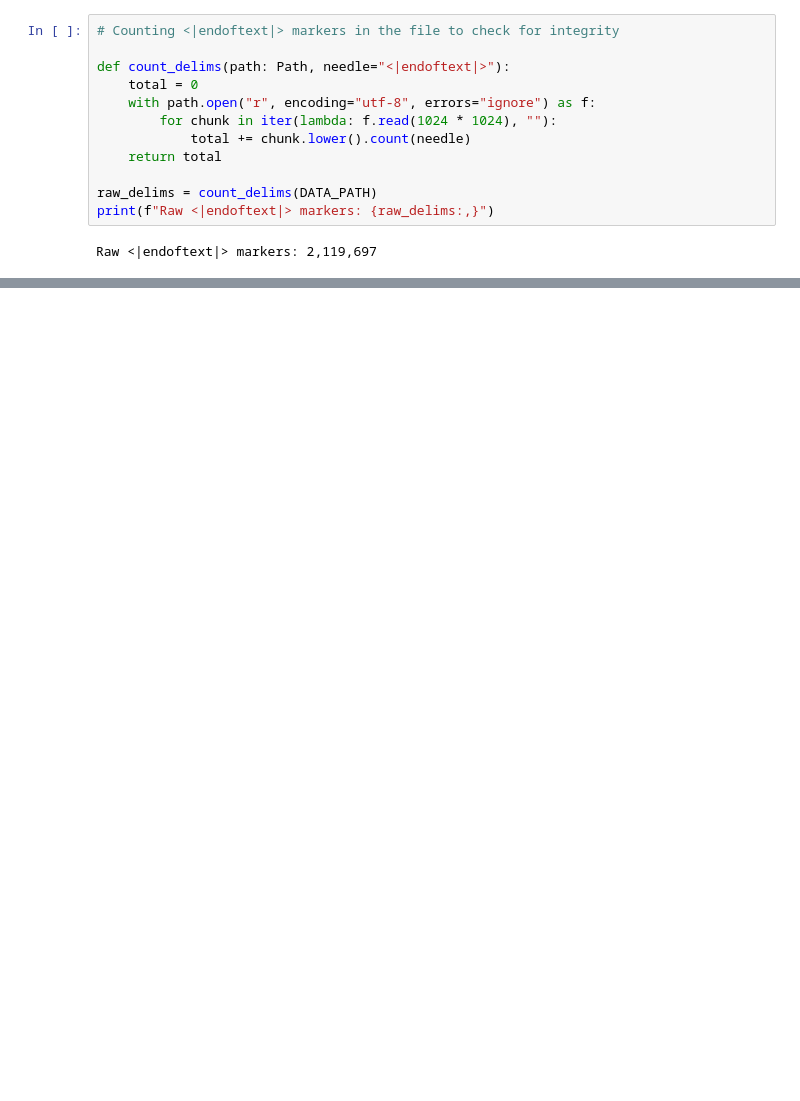
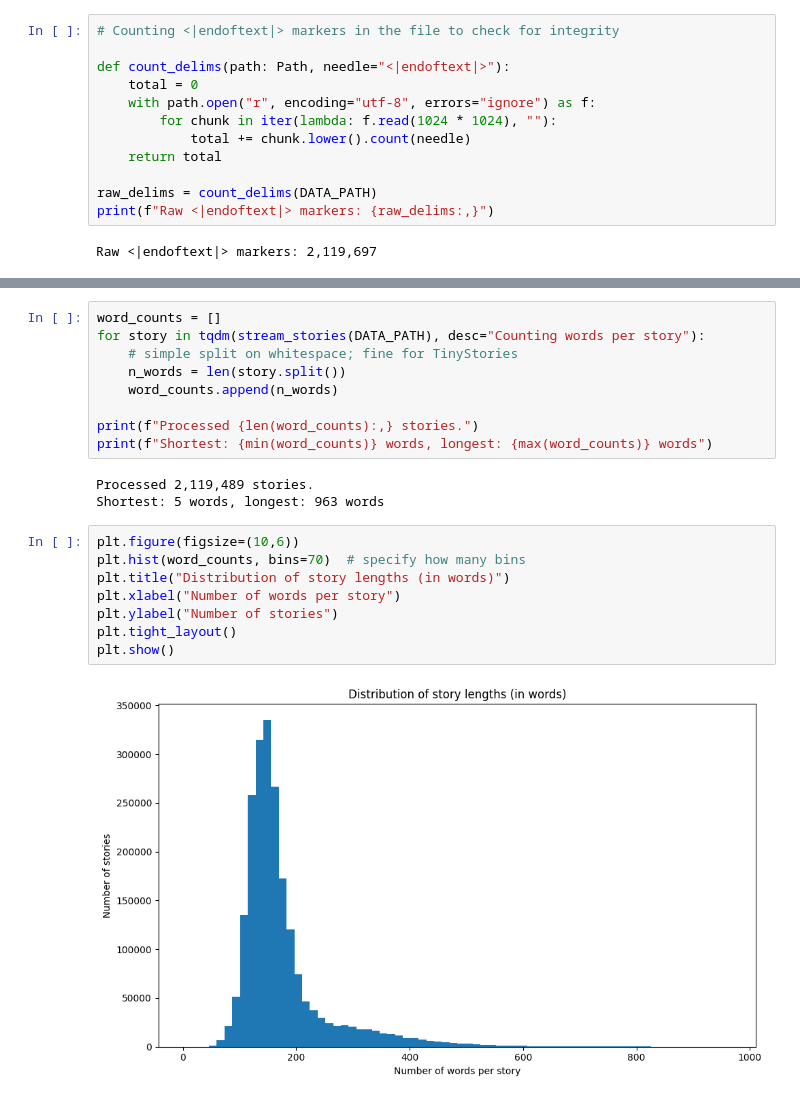
Before and after one commit to bschink/pocket-narrator, a Jupyter notebook: notebooks/data_exploration.ipynb, the cells around one changed output, grey strips where cells are left out. Drawn from its saved outputs; the diff is of its cells as text; blank space fills up the shorter version.

```diff
--- a/notebooks/data_exploration.ipynb
+++ b/notebooks/data_exploration.ipynb
@@ -78,0 +151,22 @@ Raw <|endoftext|> markers: 2,119,697
+# %%
+word_counts = []
+for story in tqdm(stream_stories(DATA_PATH), desc="Counting words per story"):
+    # simple split on whitespace; fine for TinyStories
+    n_words = len(story.split())
+    word_counts.append(n_words)
+
+print(f"Processed {len(word_counts):,} stories.")
+print(f"Shortest: {min(word_counts)} words, longest: {max(word_counts)} words")
+# %% [output]
+Processed 2,119,489 stories.
+Shortest: 5 words, longest: 963 words
+# %%
+plt.figure(figsize=(10,6))
+plt.hist(word_counts, bins=70)  # specify how many bins
+plt.title("Distribution of story lengths (in words)")
+plt.xlabel("Number of words per story")
+plt.ylabel("Number of stories")
+plt.tight_layout()
+plt.show()
+# %% [output]
+[figure, added]
```
Also changed, not shown: parts of 6 cells of this notebook, 1 other file.
